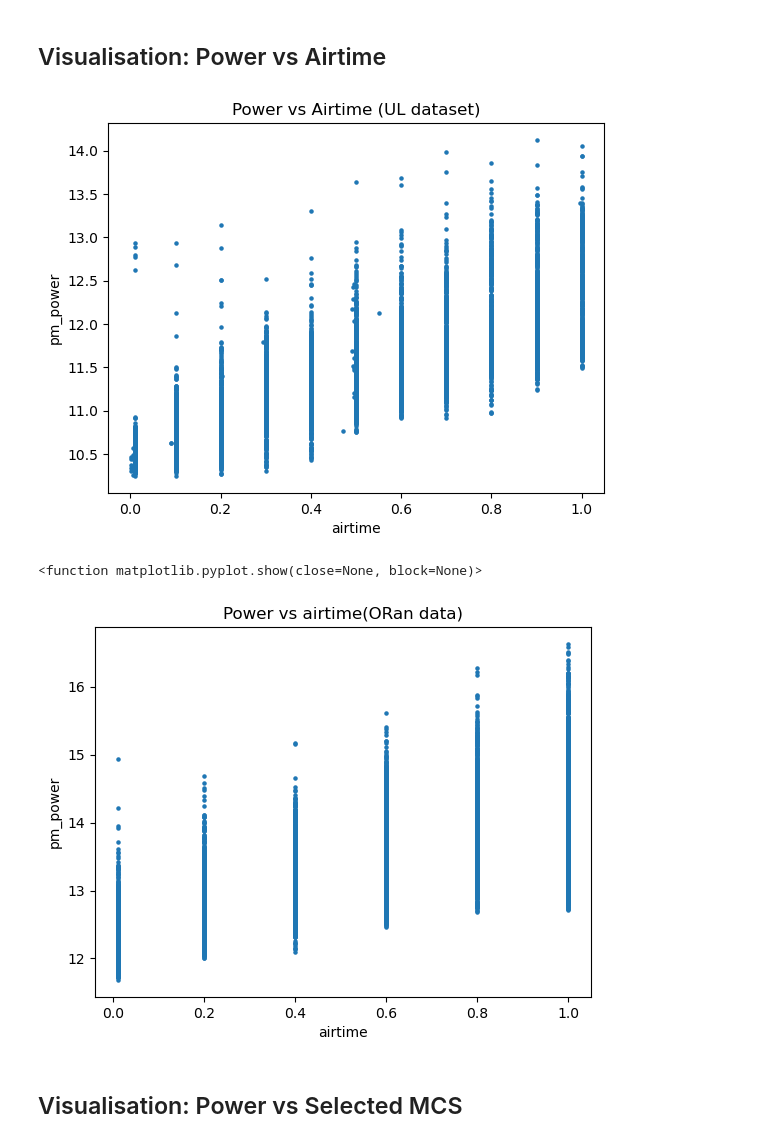
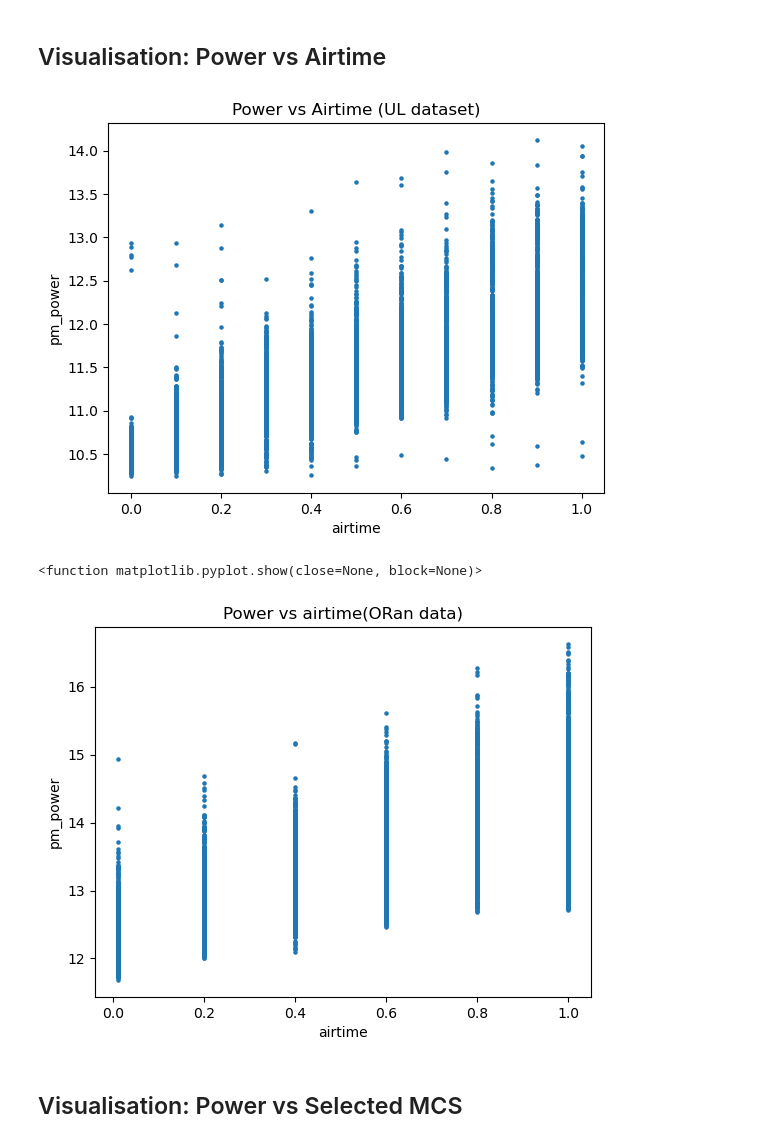
Before and after one commit to samiwu717/BAI_project, a Jupyter notebook: dataprocessing.ipynb, the cells around one changed output. Saved outputs shown, nothing was run; the diff lists cells and outputs as text; code cells hidden in the pictures.

Commit message:
change figure errors

```diff
--- a/dataprocessing.ipynb
+++ b/dataprocessing.ipynb
@@ -280,20 +280,20 @@ plt.show()
 ##  Visualisation: Power vs Airtime
 # %%
 plt.figure()
-plt.scatter(ul_cond["airtime"], ul_cond[TARGET], s=5)
+plt.scatter(ul_4cols["airtime"], ul_4cols[TARGET], s=5)
 plt.xlabel("airtime")
 plt.ylabel(TARGET)
 plt.title("Power vs Airtime (UL dataset)")
 plt.show()
 
 plt.figure()
 plt.scatter(oran["airtime"],oran[TARGET],s=5)
 plt.xlabel("airtime")
 plt.ylabel(TARGET)
 plt.title("Power vs airtime(ORan data)")
 plt.show
 # %% [output]
-[figure, old version]
+[figure, new version]
 <function matplotlib.pyplot.show(close=None, block=None)>
 [figure]
 # %% [markdown]
```
Also changed, not shown: parts of 2 cells of this notebook.
